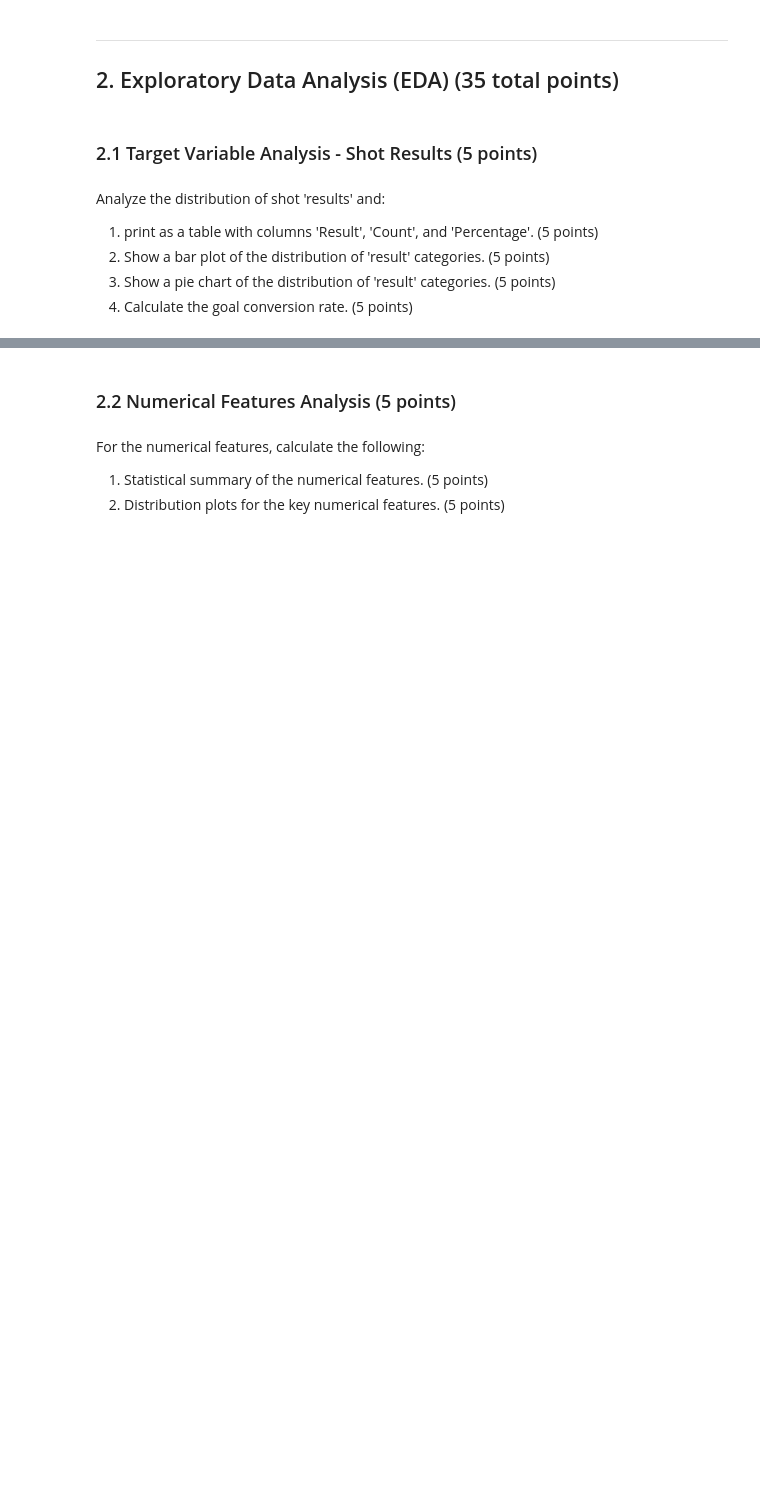
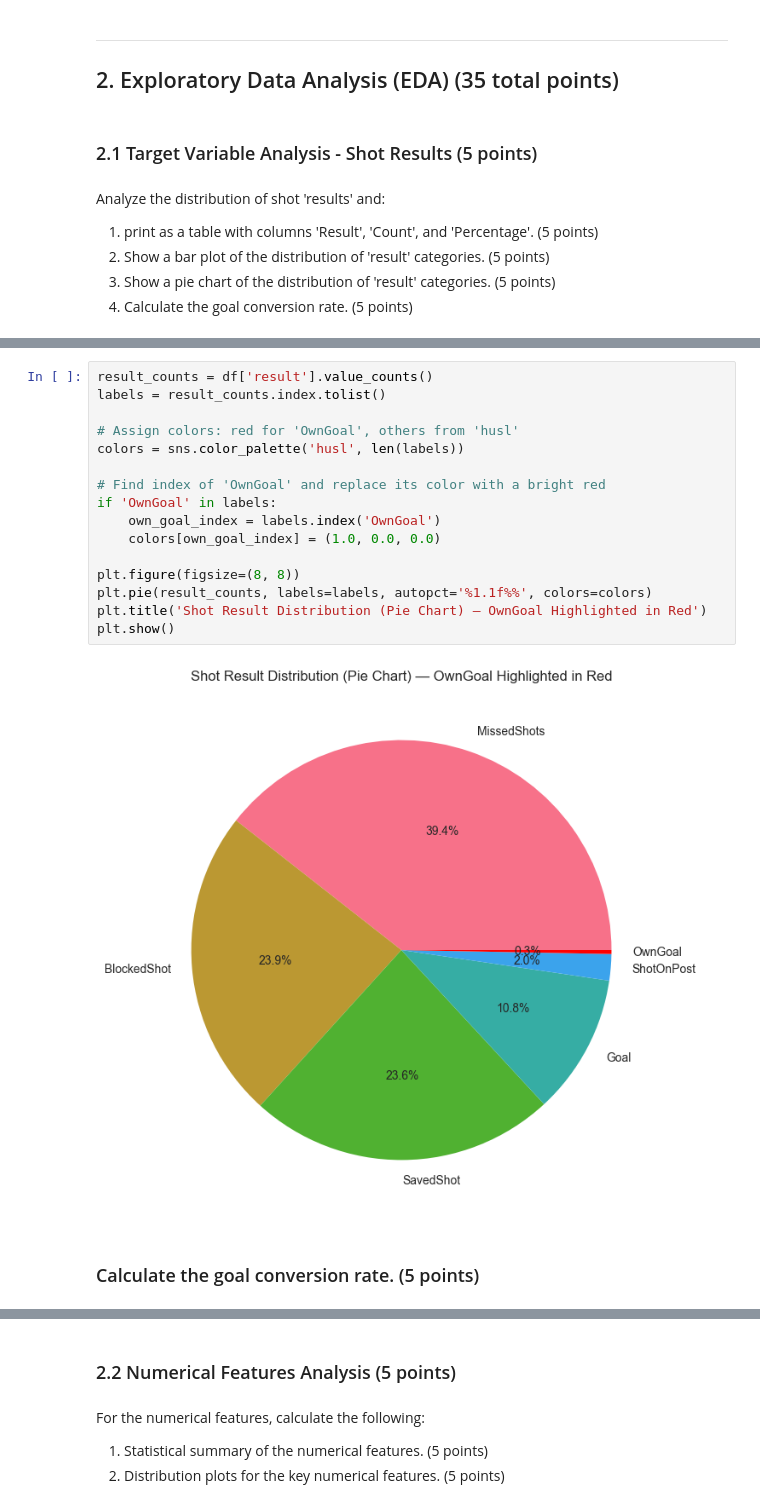
Before and after one commit to ChWasam/ds701_fa25_midterm_challenge_sports, a Jupyter notebook: LALIGA_Analysis_Challenge.ipynb, the cells around one changed output, grey strips where cells are left out. Cells and saved outputs as stored; diff of their text form; blank space fills up the shorter version.

```diff
--- a/LALIGA_Analysis_Challenge.ipynb
+++ b/LALIGA_Analysis_Challenge.ipynb
@@ -196,0 +268,20 @@ Analyze the distribution of shot 'results' and:
+# %%
+result_counts = df['result'].value_counts()
+labels = result_counts.index.tolist()
+
+# Assign colors: red for 'OwnGoal', others from 'husl'
+colors = sns.color_palette('husl', len(labels))
+
+# Find index of 'OwnGoal' and replace its color with a bright red
+if 'OwnGoal' in labels:
+    own_goal_index = labels.index('OwnGoal')
+    colors[own_goal_index] = (1.0, 0.0, 0.0)
+
+plt.figure(figsize=(8, 8))
+plt.pie(result_counts, labels=labels, autopct='%1.1f%%', colors=colors)
+plt.title('Shot Result Distribution (Pie Chart) — OwnGoal Highlighted in Red')
+plt.show()
+# %% [output]
+[figure, added]
+# %% [markdown]
+### Calculate the goal conversion rate. (5 points)
```
Also changed, not shown: parts of 76 cells of this notebook.
